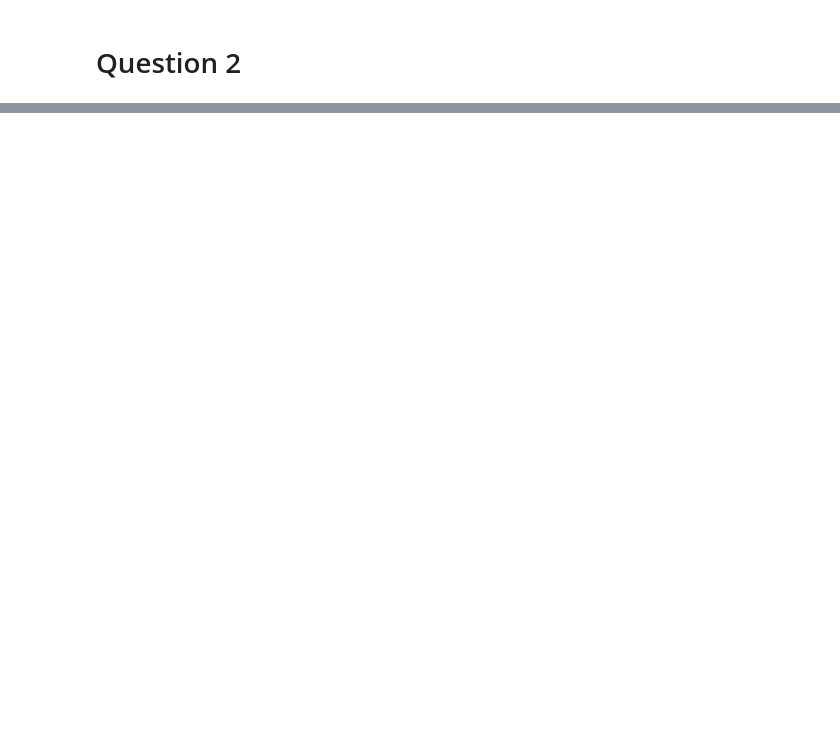
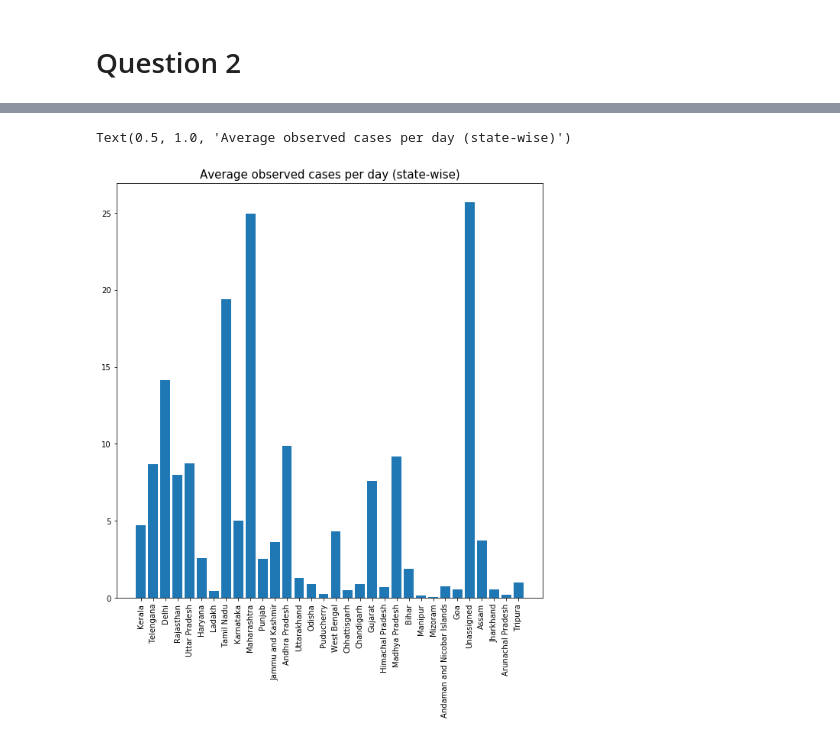
Before and after one commit to mew-two-github/CH5019_2020_GRP3, a Jupyter notebook: Question3/Question 3 analysis.ipynb, the cells around one changed output, grey strips where cells are left out. Saved outputs shown, nothing was run; the diff lists cells and outputs as text; code cells hidden in the pictures; blank space fills up the shorter version.

```diff
--- a/Question3/Question 3 analysis.ipynb
+++ b/Question3/Question 3 analysis.ipynb
@@ -35,32 +36,3 @@ Covid_19_india.head()
 # %%
 df = Covid_19_india.copy()
 rows, cols = df.shape
-# %%
-unique_states = df['State/UnionTerritory'].unique()
-i = 0
-plt.figure(figsize=(40,40))
-plt.subplot(8,4,1)
-for state in unique_states:
-    i += 1
-    cured = []
-    deaths = []
-    confirmed = []
-    dates = []
-    j = 0
-    for k in range(rows):
-        if df.iloc[k,3] == state:
-            cured.append(df.iloc[k,6])
-            deaths.append(df.iloc[k,7])
-            confirmed.append(df.iloc[k,8])
-            dates.append(df.iloc[k,1])
-            j += 1
-    size = j
-    j -=1
-    while j>=1:
-        cured[j] = cured[j] - cured[j-1]
-        deaths[j] = deaths[j] - deaths[j-1]
-        confirmed[j] = confirmed[j] - confirmed[j-1]
-        j -= 1
-    plt.subplot(8,4,i)
-    plt.title(state)
-    plt.plot(dates,cured,'-',dates,deaths,'--',dates,confirmed,'r')
@@ -81,0 +52,17 @@ Name: 0, dtype: object
+# %%
+unique_states=df['State/UnionTerritory'].unique()
+avg_obs_per_day=[]
+for state in unique_states:
+    obs_per_day=df['Confirmed'].loc[df['State/UnionTerritory']==state].diff()    # difference between the rows gives observations per day
+    filler=df.Confirmed.loc[df['State/UnionTerritory']==state].values[0]
+    obs_per_day.fillna(filler,inplace=True)
+    avg_obs_per_day.append(obs_per_day.mean())
+
+#plotting
+plt.figure(figsize=(10,10))
+plt.bar(unique_states,avg_obs_per_day)
+plt.xticks(unique_states,rotation=90)
+plt.title('Average observed cases per day (state-wise)',fontsize=15)
+# %% [output]
+Text(0.5, 1.0, 'Average observed cases per day (state-wise)')
+[figure, added]
```
Also changed, not shown: parts of 22 cells of this notebook.
